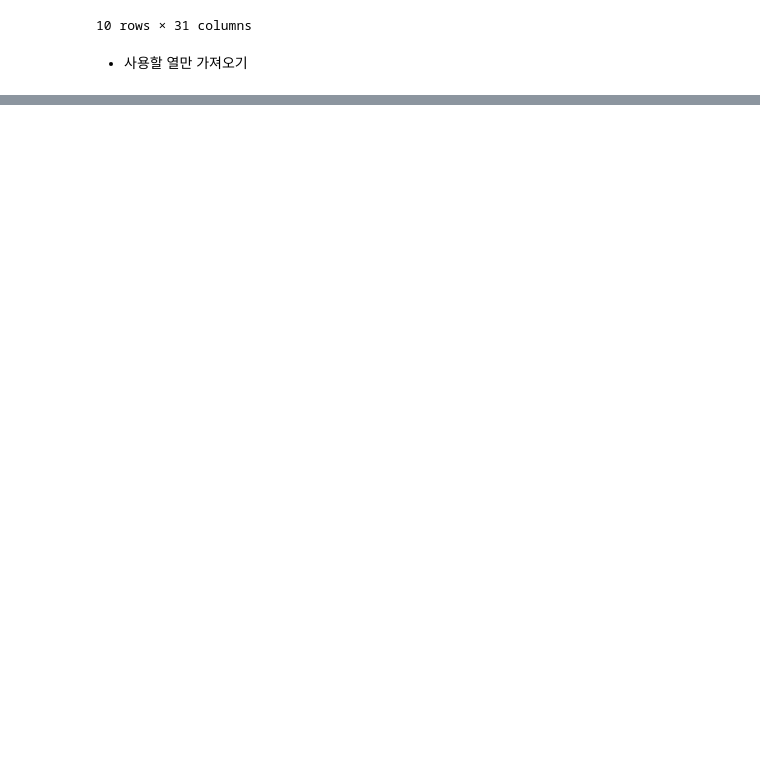
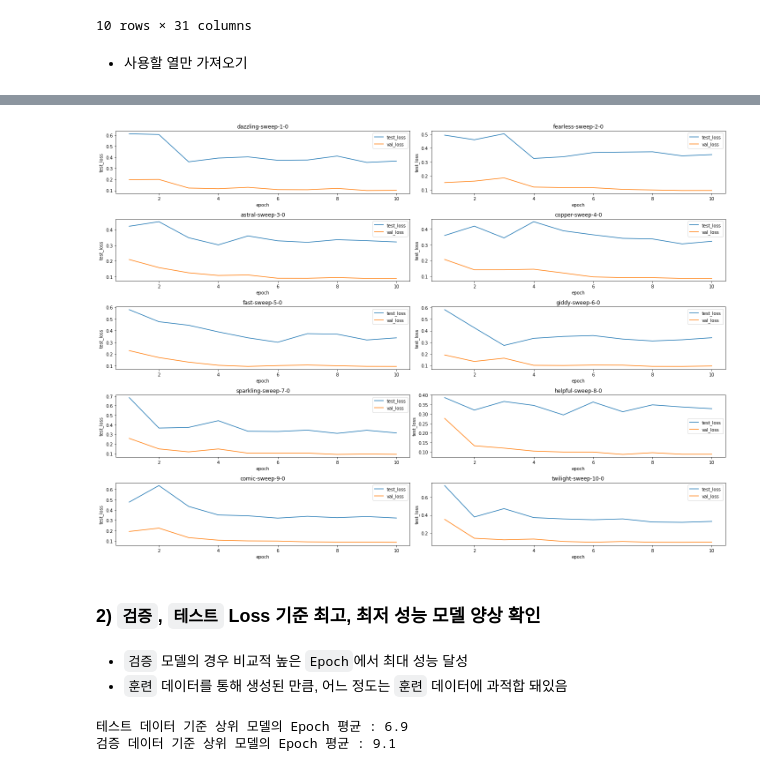
Before and after one commit to Woodywarhol9/wanted-pre-onboarding, a Jupyter notebook: 기업과제/기업과제3/valid_test_check.ipynb, the cells around one changed output, grey strips where cells are left out. Cells and saved outputs as stored; diff of their text form; code cells hidden in the pictures; blank space fills up the shorter version.

```diff
--- a/기업과제/기업과제3/valid_test_check.ipynb
+++ b/기업과제/기업과제3/valid_test_check.ipynb
@@ -0,0 +214,4 @@
+# %%
+# 검증 - 테스트 분리
+eval_df = df[["epoch", "pearson", "loss", "loss_mean", "loss_std", "loss_var"]].loc[df.is_eval == True].reset_index()
+test_df = df[["epoch", "pearson", "loss", "loss_mean", "loss_std", "loss_var"]].loc[df.is_eval == False].reset_index()
@@ -0,0 +256,5 @@
+# %%
+from scipy.stats import bartlett
+
+for i in range(10):
+  print(f"{i} Epoch 결과 : {bartlett(eval_df.loc[i].loss, test_df.loc[i].loss)}")
@@ -0,0 +334,6 @@
+# %%
+from scipy.stats import ttest_ind
+
+for i in range(10):
+  t, p = ttest_ind(eval_df.loc[i].loss, test_df.loc[i].loss, equal_var = False) # 등분산 X
+  print(f"Epoch {i + 1} 결과 | T값 : {t}, p-value : {p}")
@@ -148,3 +774,6 @@ test_10['val_loss'] = val_loss['twilight-sweep-10 - total_valid_loss']
 test_10['val_f1_score'] = val_f1['twilight-sweep-10 - total_f1_score']
 test_10['val_pearsonr'] = val_pearsonr["twilight-sweep-10 - total_pearsonr"]
 test_10['epoch'] = test_10.index + 1
+# %%
+model_outputs = pd.concat([test_1, test_2, test_3, test_4, test_5, test_6, test_7, test_8, test_9, test_10]).reset_index().drop(['index'], axis = 1)
+model_outputs
@@ -226,0 +800,25 @@ test_final.corr()
+# %%
+fig, axs = plt.subplots(5, 2, figsize = (20, 14))
+
+for i in range(10):
+  model_output = model_outputs.iloc[i*10:(i+1)*10].reset_index()
+  ax = axs[i // 2][i % 2]
+  sns.lineplot(data = model_output, x = "epoch", y = "test_loss", ax = ax, label = "test_loss")
+  sns.lineplot(data = model_output, x = "epoch", y = "val_loss", ax = ax, label = "val_loss")
+  ax.set_title(model_output.name[0])
+  ax.legend()
+
+plt.tight_layout()
+# %% [output]
+[figure, added]
+# %% [markdown]
+### 2) `검증`, `테스트` Loss 기준 최고, 최저 성능 모델 양상 확인
+# %% [markdown]
+- `검증` 모델의 경우 비교적 높은 `Epoch`에서 최대 성능 달성
+- `훈련` 데이터를 통해 생성된 만큼, 어느 정도는 `훈련` 데이터에 과적합 돼있음
+# %%
+print(f"테스트 데이터 기준 상위 모델의 Epoch 평균 : {np.mean(model_outputs.sort_values(by = 'test_loss').head(10).epoch)}")
+print(f"검증 데이터 기준 상위 모델의 Epoch 평균 : {np.mean(model_outputs.sort_values(by = 'val_loss').head(10).epoch)}")
+# %% [output]
+테스트 데이터 기준 상위 모델의 Epoch 평균 : 6.9
+검증 데이터 기준 상위 모델의 Epoch 평균 : 9.1
```
Also changed, not shown: parts of 103 cells of this notebook, 1 other file.
